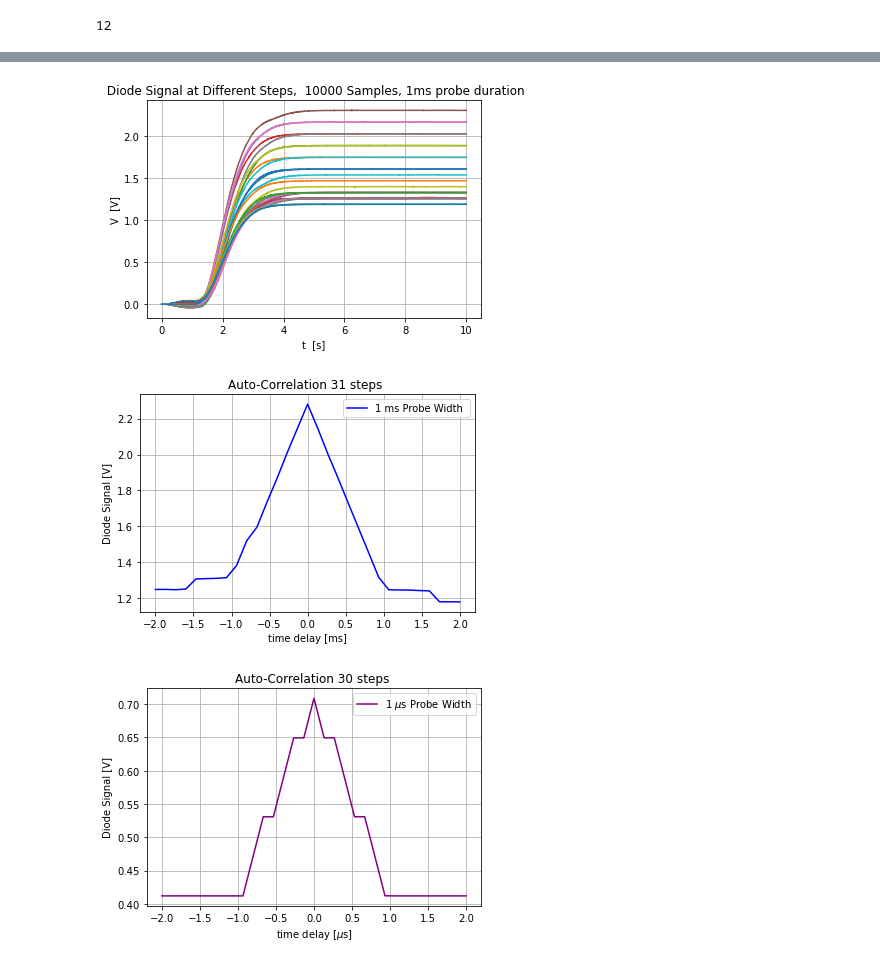
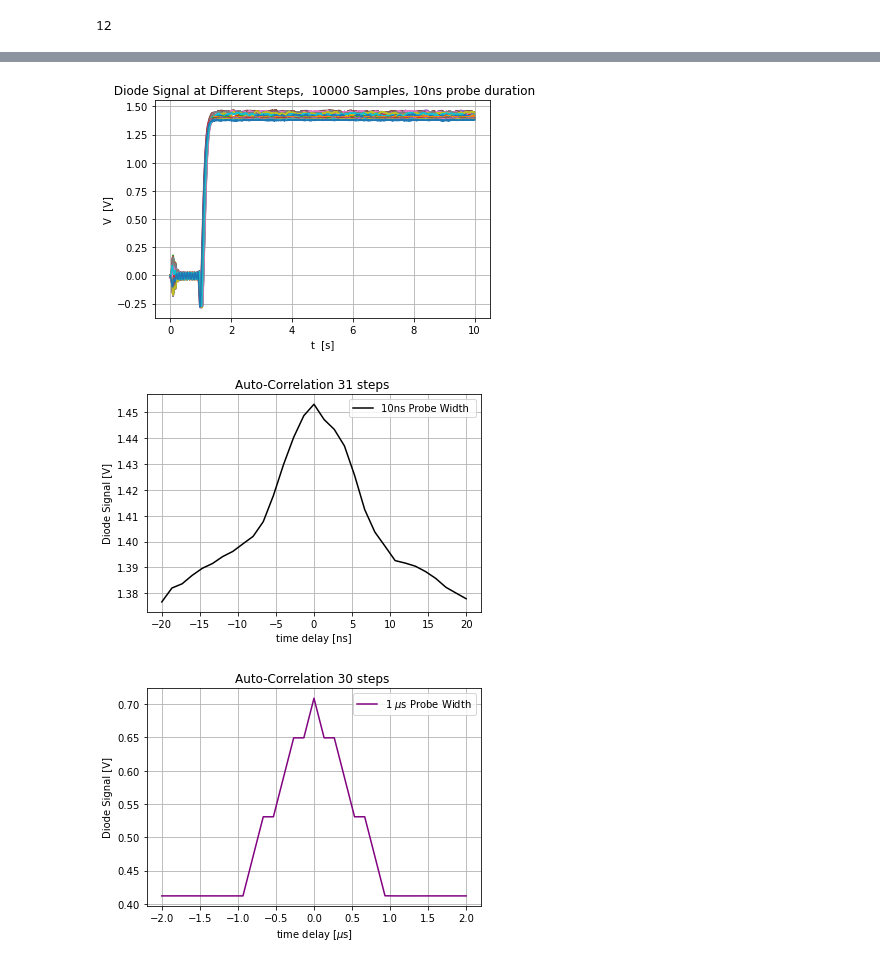
Before and after one commit to Holcan/STM, a Jupyter notebook: M8190/Pulse Schemes AutoCorrelation Preparation.ipynb, the cells around one changed output, grey strips where cells are left out. Saved outputs shown, nothing was run; the diff lists cells and outputs as text; code cells hidden in the pictures.

Commit message:
prep csv files and test measurements

```diff
--- a/M8190/Pulse Schemes AutoCorrelation Preparation.ipynb
+++ b/M8190/Pulse Schemes AutoCorrelation Preparation.ipynb
@@ -96 +285,8 @@ PulseScheme_A =  {
+# %%
+PulseScheme_A_10nano =  {
+    'Name' : 'PulseScheme_A_10nano',
+    'Pulse Scheme': [Pump_10nano,ProbeA_10nano],
+    'Number of repetitions': 50000,
+    'Measurement file Path': r'D:\Alejandro\Pulses\diode measurements\Autocorrelation measurements\10nano'
+}
 # %%
@@ -108,7 +351,7 @@ PulseScheme_A['Measurement file Path']
 # Number of Samples given the AWG Sampling rate and the Reference Signal Frequency
 ## Sr = 3Ghz , t = 10ms
 # %%
-sam = int(3e9*10e-3)
+sam = int(6e9*5e-3)
 
 #sam /480
 
@@ -226,5 +436,5 @@ M8190A.write('SEQ:DEL:ALL')
 # %% [output]
 12
 # %%
-sweeping_run_a = Sweeping_Single_List_File_teil(PulseScheme_A,30,10,sam,0,30,AWG_Settings,'A')[0]
+sweeping_run_a = Sweeping_Single_List_File_teil(PulseScheme_A_10nano,30,5000000,sam,0,30,AWG_Settings,'A')[0]
 # %%
@@ -304,7 +532,7 @@ Lock_In_Settings = {
 # %%
 playing_time = 10 #in seconds
 
-Diode_Signal, averaged_data = Measurement_Autocorrelation_voltage(M8190A,DAQ_Settings1,1000, playing_time ,sweeping_run_a,sweeping_runb,PulseScheme_A['Measurement file Path'],Lock_In_Settings)
+Diode_Signal, averaged_data = Measurement_Autocorrelation_voltage(M8190A,DAQ_Settings1,1000, playing_time ,sweeping_run_a,sweeping_runb,PulseScheme_A_10nano['Measurement file Path'],Lock_In_Settings)
 # %% [output]
 Sequence loaded with the following segment data "1,1,0,1,0,29999999,2,1,0,1,0,29999999" and the advancement method is COND
 Triggering Pulse Stoped
@@ -326,16 +554,16 @@ Data acquired for Step 30
 # %%
 fig,ax= plt.subplots()
 ax.grid(True)
 for i in range(0,len(Diode_Signal)):
     plt.plot(Diode_Signal[i][1],Diode_Signal[i][0],label= 'Step {st}'.format(st = i ))
 
 ax.set_ylabel(r'V  [V]')
 ax.set_xlabel('t  [s]')
-ax.set_title(r' Diode Signal at Different Steps,  {b} Samples, 1ms probe duration'.format(b = len(Diode_Signal[0][1]) ))
+ax.set_title(r' Diode Signal at Different Steps,  {b} Samples, 10ns probe duration'.format(b = len(Diode_Signal[0][1]) ))
 #ax.legend(bbox_to_anchor=(1.05, 1), loc='upper left', borderaxespad=0.)
 #ax.legend(loc=0)
 plt.show()
-fig.savefig(r'{loc}\Diode Signal time cstant = {a}, sensitivity {b},{c} daqseconds, 10ms scheme, probe duration 1ms,31 steps, no legend,3Ghz .jpeg'.format(loc = PulseScheme_A['Measurement file Path'],a = Lock_In_Settings['Time Constant'], b = Lock_In_Settings['Sensitivity'], c = playing_time),bbox_inches='tight')
+fig.savefig(r'{loc}\Diode Signal time cstant = {a}, sensitivity {b},{c} daqseconds, 5ms scheme, probe duration 10n,31 steps, no legend,6Ghz .jpeg'.format(loc = PulseScheme_A_10nano['Measurement file Path'],a = Lock_In_Settings['Time Constant'], b = Lock_In_Settings['Sensitivity'], c = playing_time),bbox_inches='tight')
 # %% [output]
-[figure, old version]
+[figure, new version]
 # %%
@@ -346,19 +574,19 @@ fig,axes = plt.subplots()
 
 axes.grid(True)
 
-plt.plot(time_delay,averaged_data,label=r'1 ms Probe Width ',color='blue')
+plt.plot(time_delay,averaged_data,label=r'10ns Probe Width ',color='black')
 #plt.plot(tm,pul,label = '{a} samples'.format(a = len(pul)))
 
-axes.set_xlabel(r'time delay [ms]')
+axes.set_xlabel(r'time delay [ns]')
 axes.set_ylabel(r'Diode Signal [V]')
 axes.set_title('Auto-Correlation 31 steps ')
 
 axes.legend(loc = 0)
 plt.show()
 
-fig.savefig(r'{loc}\Autocorrelation function 31 steps probes 10m length tc = {a}, sens {b} centered {c}s DAQ 3Ghz.jpeg'.format(loc = PulseScheme_A['Measurement file Path'],a = Lock_In_Settings['Time Constant'], b = Lock_In_Settings['Sensitivity'], c = playing_time ))
+fig.savefig(r'{loc}\Autocorrelation function 31 steps probes 5ms length tc = {a}, sens {b}, {c}s DAQ 6Ghz.jpeg'.format(loc = PulseScheme_A_10nano['Measurement file Path'],a = Lock_In_Settings['Time Constant'], b = Lock_In_Settings['Sensitivity'], c = playing_time ))
 # %% [output]
-[figure, old version]
+[figure, new version]
 # %%
 avrloadtest = loadtxt('averaged signal_30steps_1micro_20sdaqtime_200rep.csv',delimiter= ",")
 # %%
```
Also changed, not shown: parts of 52 cells of this notebook, 7 other files.
